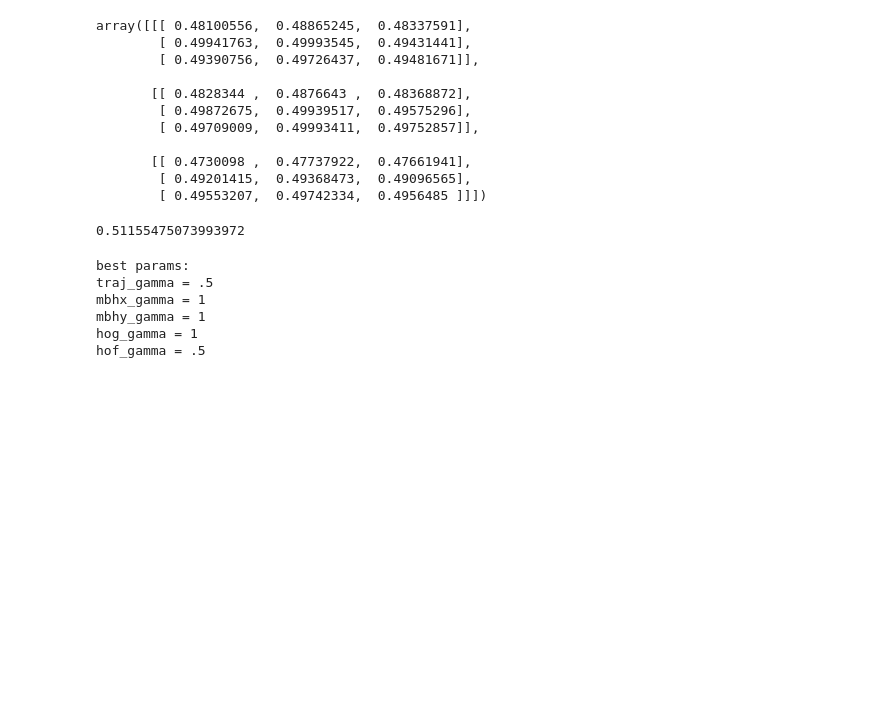
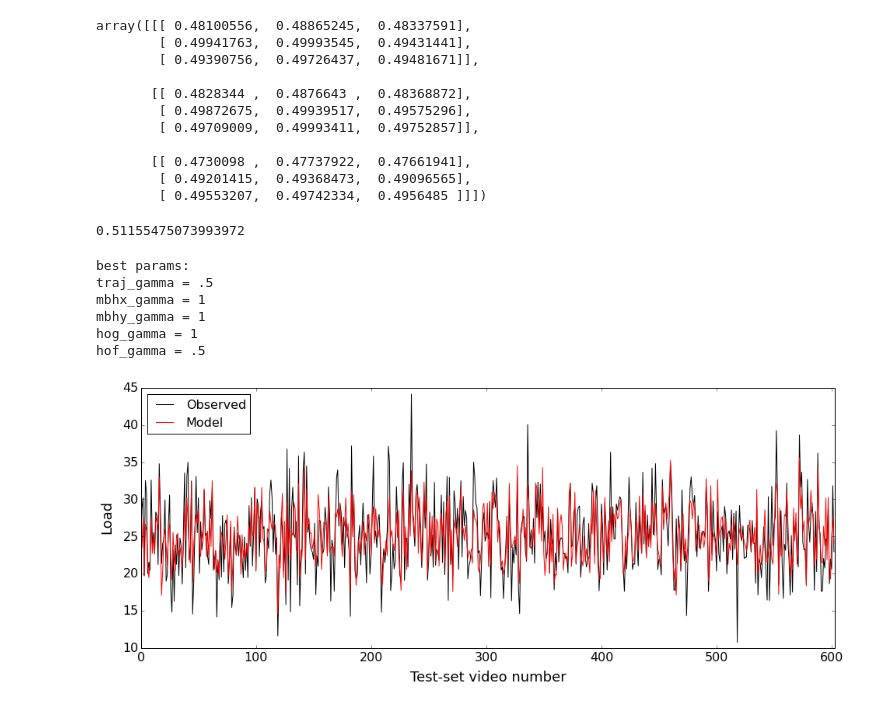
Before and after one commit to LCTPalmer/video_regression, a Jupyter notebook: code/ml_pl/svr_greedy_search.ipynb, the cells around one changed output. Drawn from its saved outputs; the diff is of its cells as text; code cells hidden in the pictures; blank space fills up the shorter version.

```diff
--- a/code/ml_pl/svr_greedy_search.ipynb
+++ b/code/ml_pl/svr_greedy_search.ipynb
@@ -284,3 +285,29 @@ with open('SVR_training_results.csv', 'wb') as f:
     for ii, name in enumerate(train_set.feature_dict['Video_Name']):
         row = [name[0], y_train[ii]]
         cw.writerow(row)
+# %%
+#check that save is good
+with open('SVR_final_results.csv', 'rb') as f:
+    import csv
+    cr = csv.reader(f)
+    header = cr.next()
+    y_test_check, y_pred_check = [], []
+    for row in cr:
+        y_test_check.append(float(row[1]))
+        y_pred_check.append(float(row[2]))
+# %%
+#plot
+fig, ax = plt.subplots(figsize=(16,6))
+X = range(len(y_pred_check))
+y_tup = (y_test_check, y_pred_check)
+labels=('Observed', 'Model')
+colors = ('k', 'r')
+for y, label, color in zip(y_tup, labels, colors):
+    ax.plot(X, y, label=label, color=color)
+ax.set_xlabel('Test-set video number', labelpad=10, fontsize=18)
+ax.set_ylabel('Load', labelpad=10, fontsize=18)
+ax.tick_params(labelsize=16)
+ax.set_xlim((0,603))
+leg = ax.legend(fontsize=16, loc=2)
+# %% [output]
+[figure, added]
```
Also changed, not shown: parts of 1 cell of this notebook, 15 other files.
